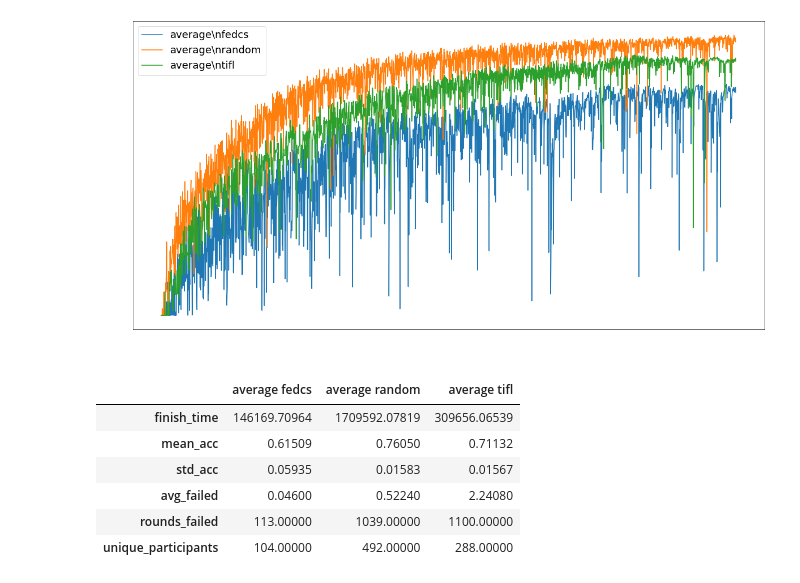
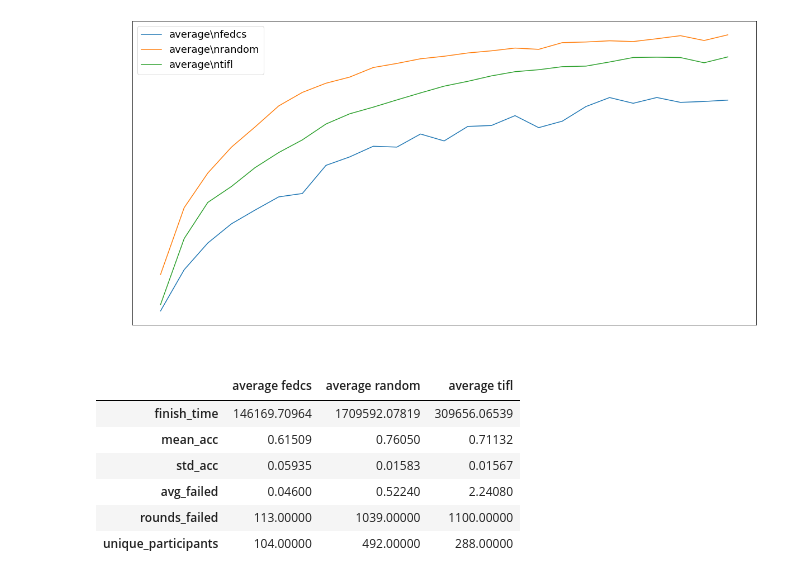
Before and after one commit to aminesi/FedML, a Jupyter notebook: fedml_experiments/distributed/fedavg/visualize.ipynb, the cells around one changed output. Saved outputs shown, nothing was run; the diff lists cells and outputs as text; code cells hidden in the pictures.

```diff
--- a/fedml_experiments/distributed/fedavg/visualize.ipynb
+++ b/fedml_experiments/distributed/fedavg/visualize.ipynb
@@ -56,36 +56,36 @@ for dir in os.listdir(base):
         if 'mda' in config or 'tiflx' in config:
             config += '-' + extract_config(args, 'mda_method')
             config += '-' + extract_config(args, 'score_method')
 
     accuracies = np.load(base + dir + '/accuracies.npy')
     for file in os.listdir(base + dir):
         if file.endswith('.out'):
             avg_failed, unique_participants, rounds_failed = extract_file_data(base + dir + '/' + file)
-
-    plt.plot(range(len(accuracies)), accuracies, label=config)
+    a = np.mean(np.array_split(accuracies, len(accuracies) /100), axis=1)
+    plt.plot(range(0, len(accuracies), 100), a, label=config)
     times = np.load(base + dir + '/times.npy')
     data[config] = {
         'finish_time': times[-1],
         'mean_acc': accuracies[-100:].mean(),
         'std_acc': accuracies[-100:].std(),
         'avg_failed': avg_failed,
         'rounds_failed': rounds_failed,
         'unique_participants': unique_participants
     }
 
 plt.xlabel('Round number')
 plt.ylabel('Accuracy')
 plt.legend()
 plt.show()
 
 pd.options.display.float_format = '{:.5f}'.format
 
 df = pd.DataFrame(data)
 df = df.sort_index(axis=1)
 
 display(HTML(df.to_html().replace("\\n", "<br>")))
 # %% [output]
-[figure, old version]
+[figure, new version]
 |  | average fedcs | average random | average tifl |
 | finish_time | 146169.70964 | 1709592.07819 | 309656.06539 |
 | mean_acc | 0.61509 | 0.76050 | 0.71132 |
```
Also changed, not shown: 2 other files.
